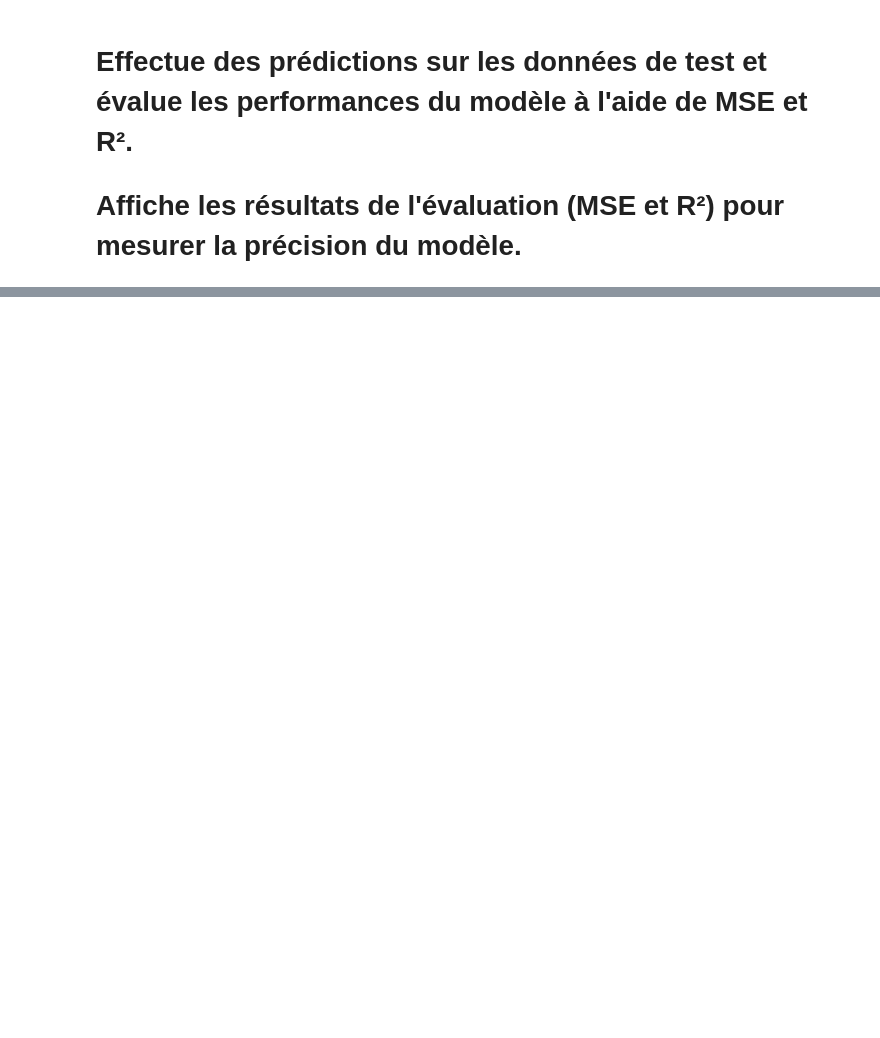
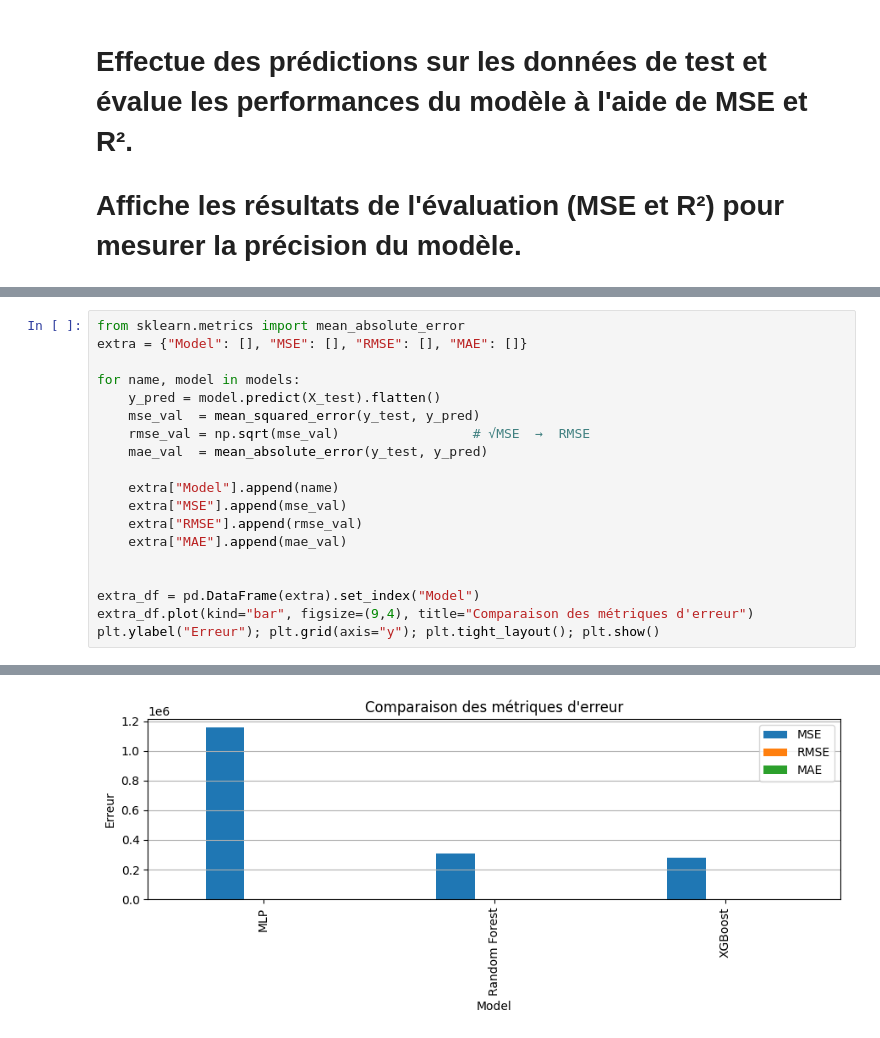
Before and after one commit to abdelhadi-12/Machine-Learning-, a Jupyter notebook: Diamond_Price_Prediction_Réseau_de_Neurones.ipynb, the cells around one changed output, grey strips where cells are left out. Cells and saved outputs as stored; diff of their text form; blank space fills up the shorter version.

```diff
--- a/Diamond_Price_Prediction_Réseau_de_Neurones.ipynb
+++ b/Diamond_Price_Prediction_Réseau_de_Neurones.ipynb
@@ -121,0 +176,20 @@ plt.show()
+# %%
+from sklearn.metrics import mean_absolute_error
+extra = {"Model": [], "MSE": [], "RMSE": [], "MAE": []}
+
+for name, model in models:
+    y_pred = model.predict(X_test).flatten()
+    mse_val  = mean_squared_error(y_test, y_pred)
+    rmse_val = np.sqrt(mse_val)                 # √MSE  →  RMSE
+    mae_val  = mean_absolute_error(y_test, y_pred)
+
+    extra["Model"].append(name)
+    extra["MSE"].append(mse_val)
+    extra["RMSE"].append(rmse_val)
+    extra["MAE"].append(mae_val)
+
+
+extra_df = pd.DataFrame(extra).set_index("Model")
+extra_df.plot(kind="bar", figsize=(9,4), title="Comparaison des métriques d'erreur")
+plt.ylabel("Erreur"); plt.grid(axis="y"); plt.tight_layout(); plt.show()
+# %% [output]
@@ -121,0 +197 @@ plt.show()
+[figure, added]
```
Also changed, not shown: parts of 10 cells of this notebook.
